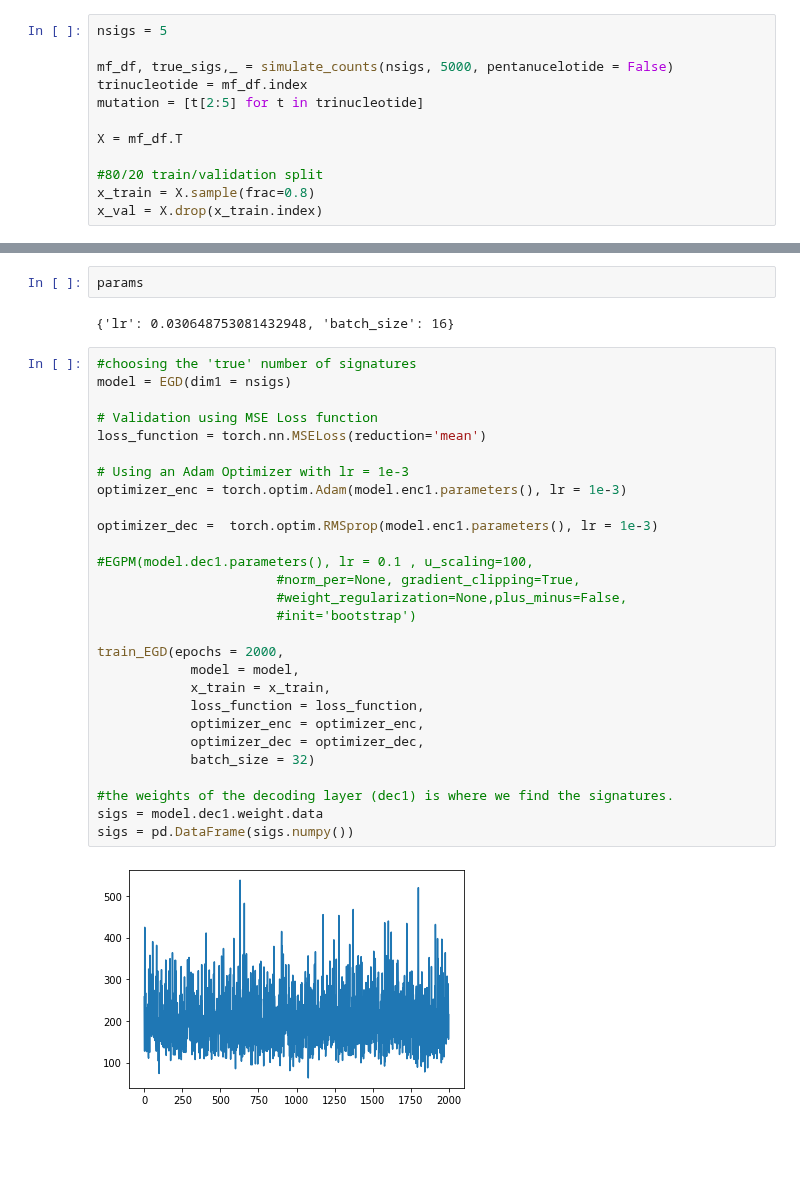
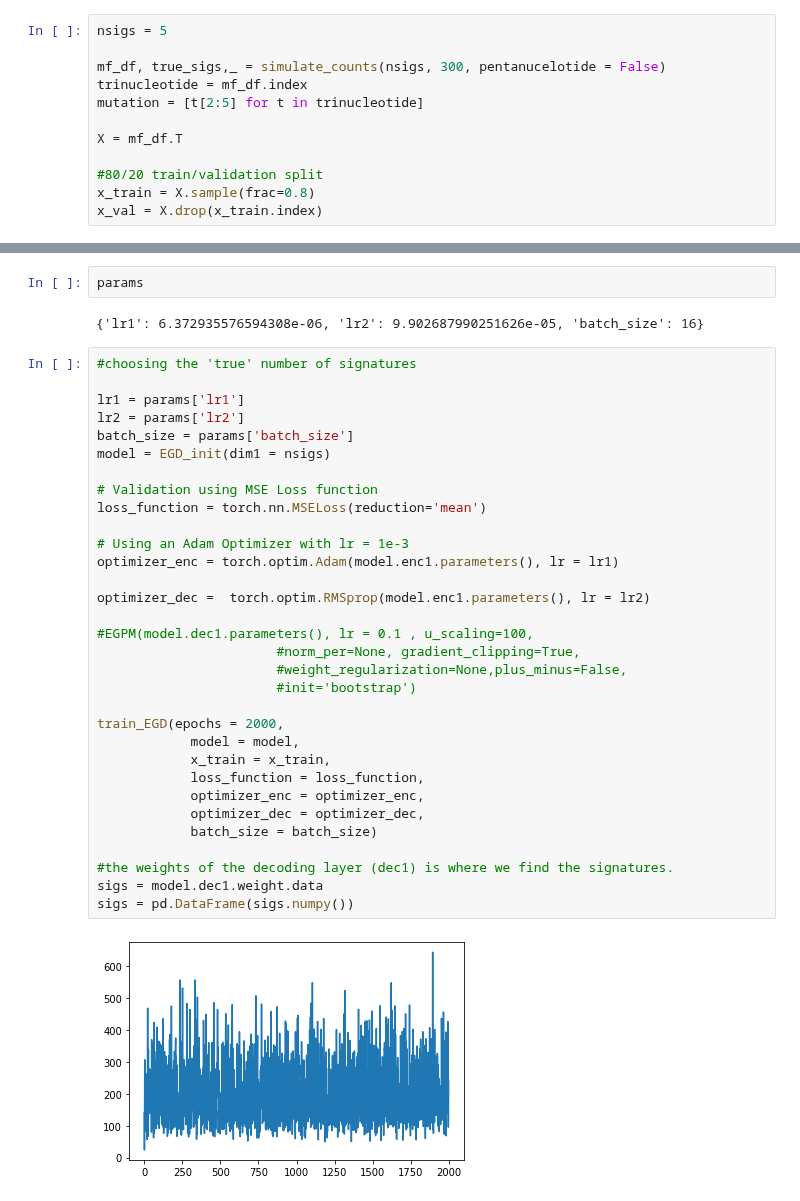
Before and after one commit to CLINDA-AAU/AAUtoSig, a Jupyter notebook: testEGD.ipynb, the cells around one changed output, grey strips where cells are left out. Cells and saved outputs as stored; diff of their text form; blank space fills up the shorter version.

```diff
--- a/testEGD.ipynb
+++ b/testEGD.ipynb
@@ -70,7 +13,7 @@ def train_EGD(epochs, model, x_train, loss_function, optimizer_enc,
 # %%
 nsigs = 5
 
-mf_df, true_sigs,_ = simulate_counts(nsigs, 5000, pentanucelotide = False)
+mf_df, true_sigs,_ = simulate_counts(nsigs, 300, pentanucelotide = False)
 trinucleotide = mf_df.index
 mutation = [t[2:5] for t in trinucleotide]
 
@@ -92,37 +41,41 @@ params = optuna_tune(X, 5)
 # %%
 params
 # %% [output]
-{'lr': 0.030648753081432948, 'batch_size': 16}
+{'lr1': 6.372935576594308e-06, 'lr2': 9.902687990251626e-05, 'batch_size': 16}
 # %%
 #choosing the 'true' number of signatures
-model = EGD(dim1 = nsigs)
+
+lr1 = params['lr1']
+lr2 = params['lr2']
+batch_size = params['batch_size']
+model = EGD_init(dim1 = nsigs)
 
 # Validation using MSE Loss function
 loss_function = torch.nn.MSELoss(reduction='mean')
 
 # Using an Adam Optimizer with lr = 1e-3
-optimizer_enc = torch.optim.Adam(model.enc1.parameters(), lr = 1e-3)
+optimizer_enc = torch.optim.Adam(model.enc1.parameters(), lr = lr1)
 
-optimizer_dec =  torch.optim.RMSprop(model.enc1.parameters(), lr = 1e-3)
+optimizer_dec =  torch.optim.RMSprop(model.enc1.parameters(), lr = lr2)
 
 #EGPM(model.dec1.parameters(), lr = 0.1 , u_scaling=100,
                        #norm_per=None, gradient_clipping=True,
                        #weight_regularization=None,plus_minus=False,
                        #init='bootstrap')
 
 train_EGD(epochs = 2000,
             model = model,
             x_train = x_train,
             loss_function = loss_function,
             optimizer_enc = optimizer_enc,
             optimizer_dec = optimizer_dec,
-            batch_size = 32)
+            batch_size = batch_size)
 
 #the weights of the decoding layer (dec1) is where we find the signatures.
 sigs = model.dec1.weight.data
 sigs = pd.DataFrame(sigs.numpy())
 # %% [output]
-[figure, old version]
+[figure, new version]
 # %%
 plotsigs(trinucleotide, mutation, sigs.to_numpy(), 5, "Estimate")
 plotsigs(trinucleotide, mutation, true_sigs.to_numpy(), 5, "True")
```
Also changed, not shown: parts of 5 cells of this notebook, 2 other files.
